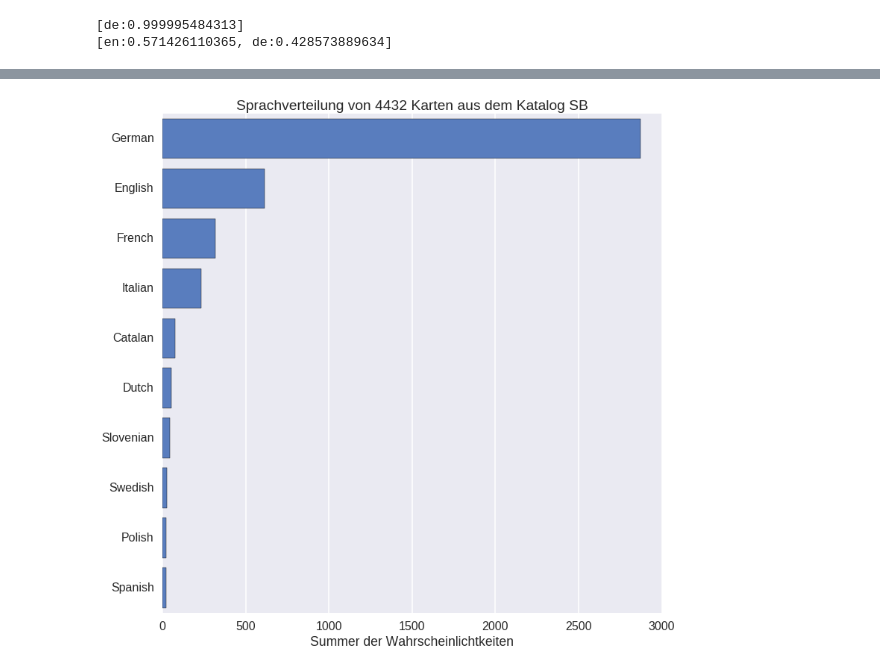
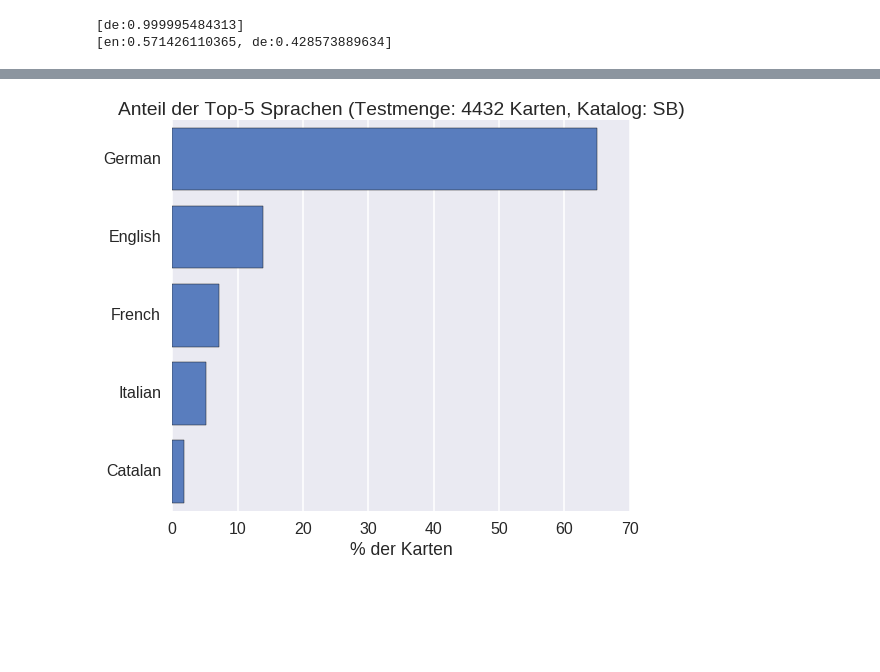
Before and after one commit to kaphka/catalog-ocr-test, a Jupyter notebook: preprocessing/lang_detections.ipynb, the cells around one changed output, grey strips where cells are left out. Cells and saved outputs as stored; diff of their text form; code cells hidden in the pictures; blank space fills up the shorter version.

```diff
--- a/preprocessing/lang_detections.ipynb
+++ b/preprocessing/lang_detections.ipynb
@@ -27,3 +28,6 @@ for page in tqdm(catalog['pages']):
 # %%
 with open("/media/jakob/bigdata/train/SB_lang.json", 'wb') as cat_file:
     json.dump(catalog, cat_file, ensure_ascii=False,indent=2, escape_forward_slashes=False)
+# %%
+with open("/media/jakob/bigdata/train/SB_lang.json", 'rb') as cat_file:
+    catalog = json.load(cat_file)
@@ -29,0 +38,2 @@ with open("/media/jakob/bigdata/train/SB_lang.json", 'wb') as cat_file:
+# %%
+prediction ={ page['path']: page['lang'] for page in catalog['pages'] if page.has_key('lang')}
@@ -39,7 +89,7 @@ print detect_langs("This ist nicht wirklich a test")
 def append(langs, lang):
     langs.extend(lang)
     return langs
-lang_probs = [(lang.lang, lang.prob) for lang in ft.reduce(append, prediction.values(), list())]
+lang_probs = [(lang['lang'], lang['prob']) for lang in ft.reduce(append, prediction.values(), list()) if type(lang) == type(dict())]
 # %%
 language_count = sorted([(pc.languages.get(iso639_1_code=key).name, (list(group)))
 for key, group in it.groupby(sorted(lang_probs), lambda lang: lang[0])], key=lambda lang: lang[1])
@@ -51,5 +101,6 @@ lang_data = pd.DataFrame(lang_probs, columns=['lang', 'prob'])
 lang_sum = lang_data.groupby('lang').sum()
 lang_sum.index = lang_sum.index.map(lambda key: pc.languages.get(iso639_1_code=key).name)
 lang_sum.sort_values('prob',ascending=False, inplace=True)
-lang_sum.head()
+lang_sum['relative'] = lang_sum['prob'] * 100.0 / lang_sum['prob'].sum()
+# lang_sum.head()
 # lang_sum.index
@@ -63,8 +107,8 @@ lang_sum.head()
 # %%
-fig = plt.figure(figsize=(12, 12), dpi=300)
-g = sns.barplot(data=lang_sum[:10], x='prob', y=lang_sum.index[:10], color='b')
-g.axes.set(xlabel='Summer der Wahrscheinlichtkeiten')
-g.set_title("Sprachverteilung von {} Karten aus dem Katalog {}".format(len(catalog['pages']), catalog['name']))
-fig.savefig('../plots/sprachverteilung.pdf')
+fig = plt.figure(figsize=(8.2, 7),)
+g = sns.barplot(data=lang_sum[:5], x='relative', y=lang_sum.index[:5], color='b')
+g.axes.set(xlabel='% der Karten')
+g.set_title("Anteil der Top-5 Sprachen (Testmenge: {} Karten, Katalog: {})".format(len(catalog['pages']), catalog['name']))
+fig.savefig('../plots/sprachverteilung.jpg', dpi=150)
 # %% [output]
-[figure, old version]
+[figure, new version]
```
Also changed, not shown: parts of 5 cells of this notebook, 6 other files.
